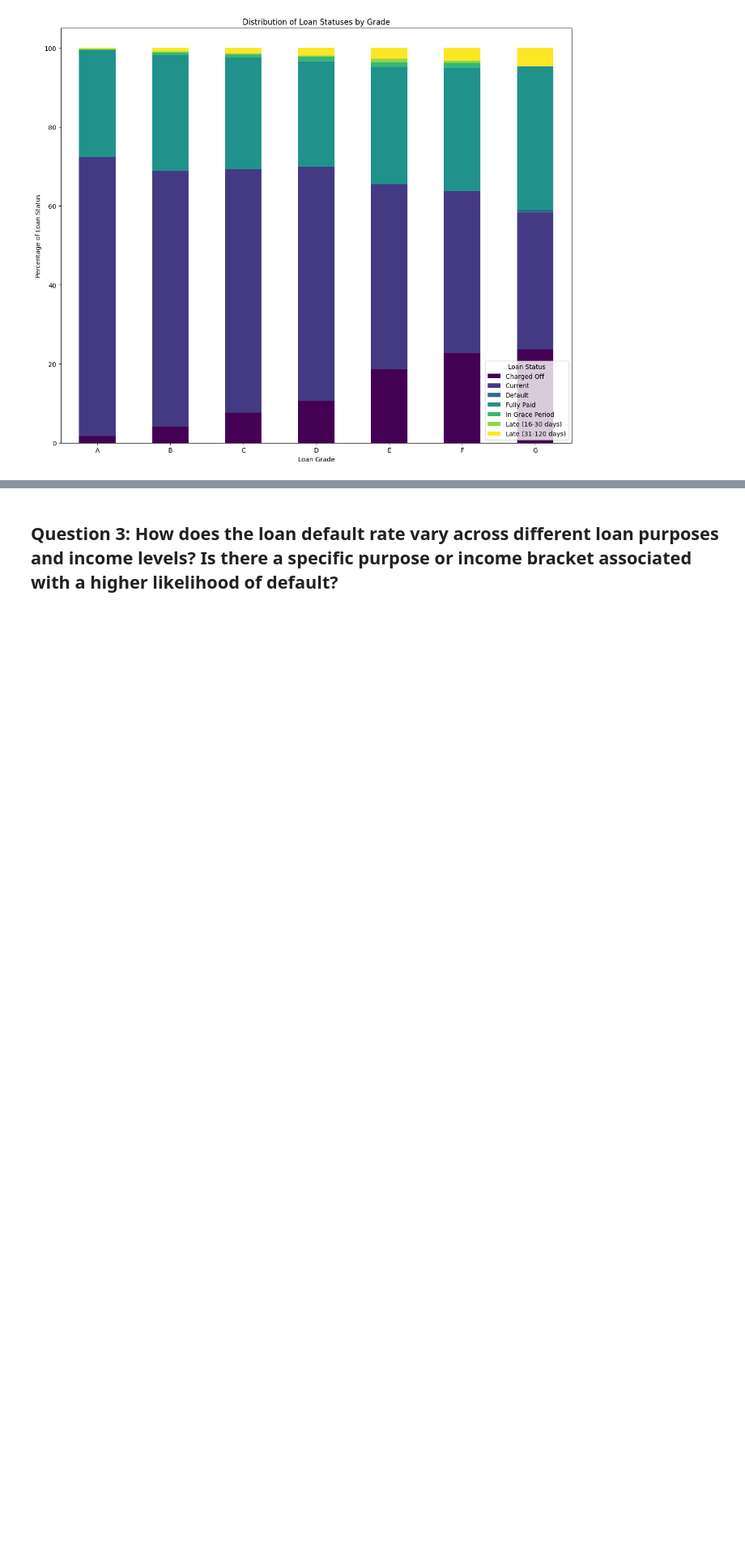
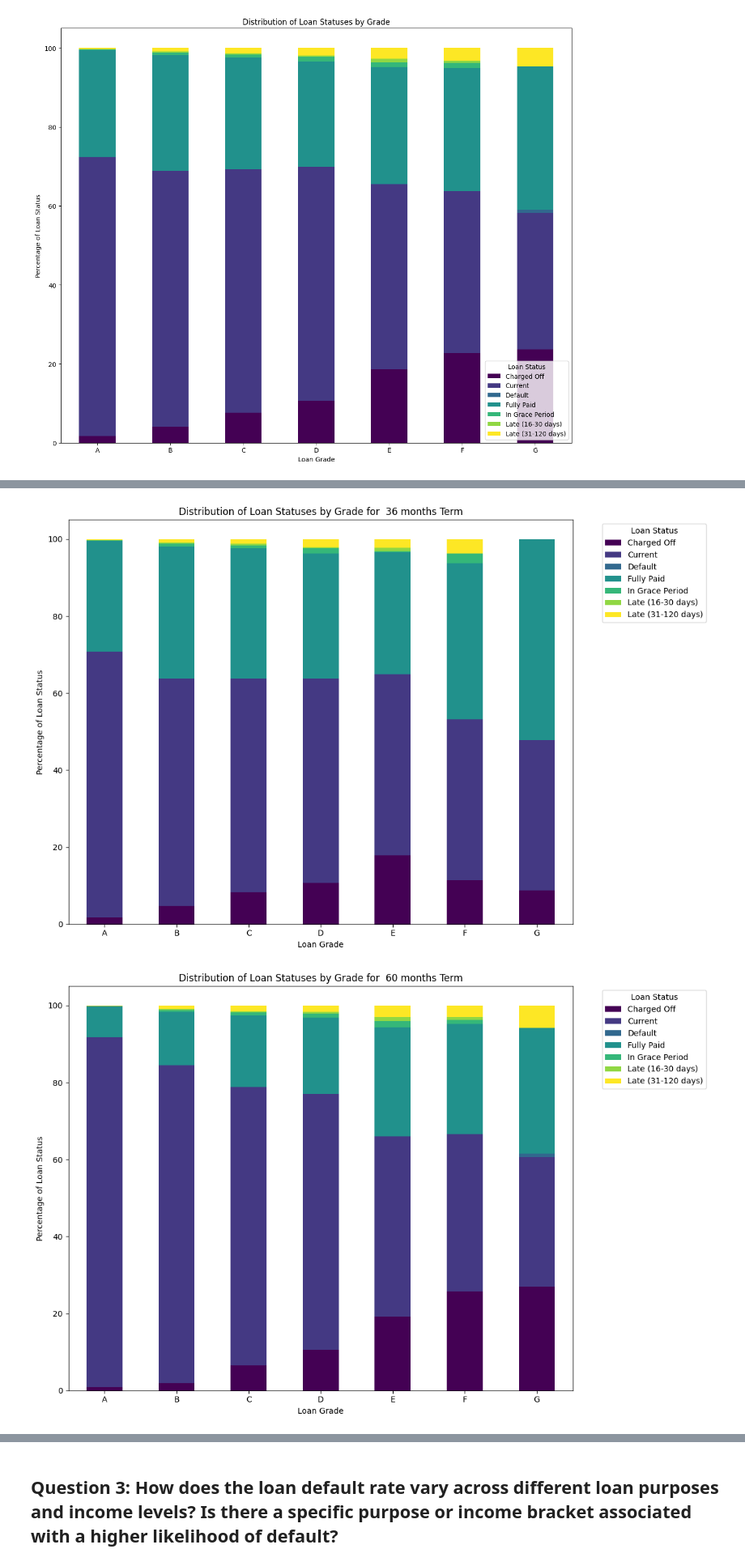
Before and after one commit to alyraafat/Data-Engineering-Project, a Jupyter notebook: M1_MET_P2_52_1008.ipynb, the cells around one changed output, grey strips where cells are left out. Shown at 81% size. Saved outputs shown, nothing was run; the diff lists cells and outputs as text; code cells hidden in the pictures; blank space fills up the shorter version.

```diff
--- a/M1_MET_P2_52_1008.ipynb
+++ b/M1_MET_P2_52_1008.ipynb
@@ -335,0 +392,5 @@ Insights from the Plot
+# %%
+analyze_grade_status_by_term(fintech_df_2.copy())
+# %% [output]
+[figure, added]
+[figure, added]
```
Also changed, not shown: parts of 27 cells of this notebook.
